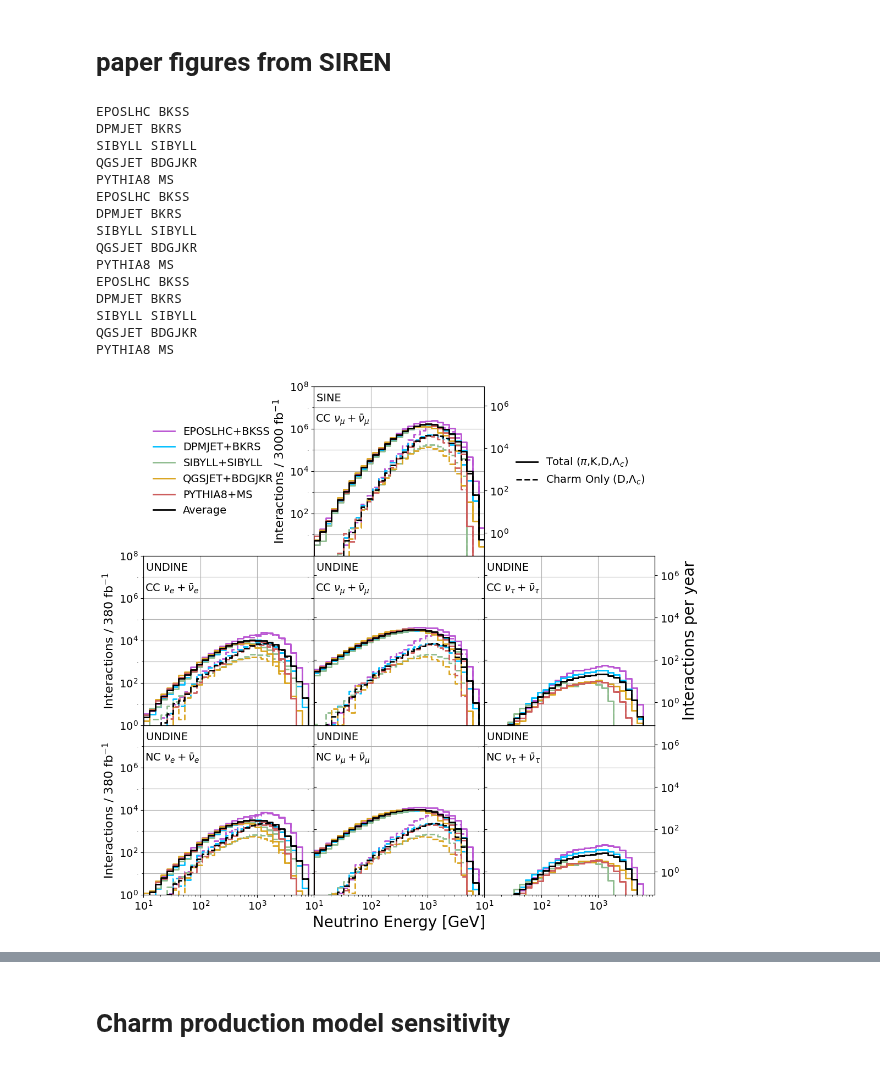
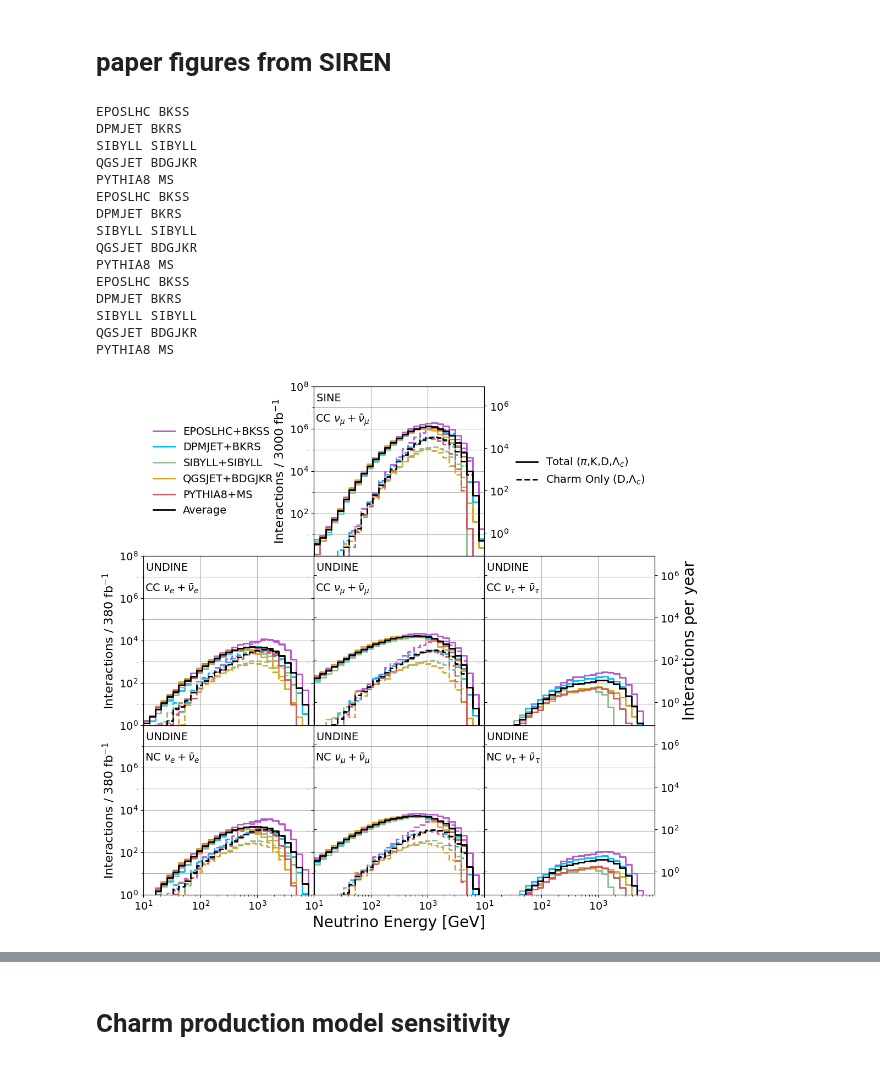
Before and after one commit to nickkamp1/Lake_Geneva_Neutrinos, a Jupyter notebook: SIREN_Analysis.ipynb, the cells around one changed output, grey strips where cells are left out. Cells and saved outputs as stored; diff of their text form; code cells hidden in the pictures.

```diff
--- a/SIREN_Analysis.ipynb
+++ b/SIREN_Analysis.ipynb
@@ -8,11 +8,16 @@ import awkward as ak
 import matplotlib.pyplot as plt
 from matplotlib.pyplot import cm
 from matplotlib.colors import SymLogNorm
+from matplotlib.patches import Rectangle
 from scipy.stats import norm,poisson,chi2
 from scipy.interpolate import interp1d
 from scipy.optimize import minimize
 from scipy.special import gammaln
 plt.style.use("figures.mplstyle")
+
+from SIREN_AnalysisHelpers import *
+
+import siren
 
 light_generators = ["EPOSLHC","DPMJET","SIBYLL","QGSJET","PYTHIA8"]
 charm_generators = ["BKSS","BKRS","SIBYLL","BDGJKR","MS"]
@@ -50,12 +55,12 @@ datasets={"SINE_CMS_West":["CC"],
           "UNDINE_LHCb_North":["CC","NC"],
            }
 
-num_UNDINE = 10
+num_UNDINE = 5
 
 yearly_factor = 250./3000. # 250 fb^-1 per year / 3 ab^-1 total
 UNDINE_luminosity_factor = 380./3000. # LHCb luminosity v.s. CMS/ATLAS: https://arxiv.org/abs/1706.05990
 
-UNDINE_electron_ebins = np.logspace(1.1,4.1,15)
+UNDINE_electron_ebins = np.logspace(1.1,4.1,18)
 UNDINE_muon_ebins = np.logspace(1.1,4.1,9)
 # %%
 data = {}
@@ -70,15 +75,15 @@ for detector,xs_models in datasets.items():
                         if parent=="light" and abs(primary)==16: continue
                         key = tuple((detector,xs_model,prefix,generator,parent,primary))
                         print(key)
-                        siren_output_file = "Data/SIREN/Output/%s/%s_%s_%s_%s_%s"%(detector,prefix,generator,parent,primary,xs_model)
+                        #siren_output_file = "Data/SIREN/Output/%s/%s_%s_%s_%s_%s"%(detector,prefix,generator,parent,primary,xs_model)
                         compressed_output_file = "Data/SIREN/Output/%s/compressed/%s_%s_%s_%s_%s"%(detector,prefix,generator,parent,primary,xs_model)
+                        # siren_output_file = "Data/SIREN/Output/%s/CSMS_%s_%s_%s_%s_%s"%(detector,prefix,generator,parent,primary,xs_model)
+                        # tmp_data = ak.from_parquet(siren_output_file+".parquet")
                         # if "SINE" in detector:
                         #     tmp_data = tmp_data[tmp_data.hit_mask_muon_survival]
                         # if "UNDINE" in detector:
-                        #     siren_output_file = "Data/SIREN/Output/%s/CSMS_%s_%s_%s_%s_%s"%(detector,prefix,generator,parent,primary,xs_model)
-                        #     tmp_data = ak.from_parquet(siren_output_file+".parquet")
                         #     tmp_data = tmp_data[np.array(tmp_data.in_fiducial)[:,-1]]
-                        #     ak.to_parquet(tmp_data,compressed_output_file+".parquet")
+                        # ak.to_parquet(tmp_data,compressed_output_file+".parquet")
                         data[key] = ak.from_parquet(compressed_output_file+".parquet")
 # %% [output]
 ('SINE_CMS_West', 'CC', 'LHC13', 'DPMJET', 'light', 14)
@@ -187,9 +157,9 @@ generator_UNDINE_muon_pion_edist = {}
 generator_UNDINE_electron_kaon_edist = {}
 generator_UNDINE_muon_kaon_edist = {}
 
-# SINE_numu_Erange = []
-# UNDINE_numu_Erange = []
-# UNDINE_nue_Erange = []
+SINE_numu_Erange = []
+UNDINE_numu_Erange = []
+UNDINE_nue_Erange = []
 
 i = -1
 for det,xs_models in datasets.items():
@@ -280,15 +250,15 @@ for det,xs_models in datasets.items():
                     generator_UNDINE_muon_kaon_edist[ckey+(pid,)] = np.zeros(len(UNDINE_muon_ebins)-1)
 
 
-                # if cg=="BKRS" and xs_model=="CC":
-                #     q1 = 0.5 - 2*(1-norm.cdf(1))
-                #     q2 = 0.5 + 2*(1-norm.cdf(1))
-                #     if "SINE" in det and pid==14:
-                #         SINE_numu_Erange = weighted_quantile(list(ldata.energy)+list(cdata.energy),[q1,q2],sample_weight=list(lweights)+list(cweights))
-                #     if "UNDINE" in det and pid==12:
-                #         UNDINE_nue_Erange = weighted_quantile(list(ldata.energy)+list(cdata.energy),[q1,q2],sample_weight=list(lweights)+list(cweights))
-                #     if "UNDINE" in det and pid==14:
-                #         UNDINE_numu_Erange = weighted_quantile(list(ldata.energy)+list(cdata.energy),[q1,q2],sample_weight=list(lweights)+list(cweights))
+                if cg=="BKRS" and xs_model=="CC":
+                    q1 = 0.5 - 2*(1-norm.cdf(1))
+                    q2 = 0.5 + 2*(1-norm.cdf(1))
+                    if "SINE" in det and pid==14:
+                        SINE_numu_Erange = weighted_quantile(list(ldata.energy)+list(cdata.energy),[q1,q2],sample_weight=list(lweights)+list(cweights))
+                    if "UNDINE" in det and pid==12:
+                        UNDINE_nue_Erange = weighted_quantile(list(ldata.energy)+list(cdata.energy),[q1,q2],sample_weight=list(lweights)+list(cweights))
+                    if "UNDINE" in det and pid==14:
+                        UNDINE_numu_Erange = weighted_quantile(list(ldata.energy)+list(cdata.energy),[q1,q2],sample_weight=list(lweights)+list(cweights))
 
 
 
@@ -362,34 +332,34 @@ for i in [0,1,2]:
         elif i==2 and j==0:
             ax[i,j].set_yticks(np.logspace(0,6,4))
             ax[i,j].set_yticks(np.logspace(0,7,8),minor=True)
         else:
             ax[i,j].set_yticks(np.logspace(0,8,9),minor=True)
             ax[i,j].set_yticklabels([])
 
         if (i==0 and j==1) or (j==2 and i in [1,2]):
             twin_ax[i,j].set_yticks(np.logspace(0,6,4))
         else:
             twin_ax[i,j].set_yticklabels([])
 
 plt.savefig("Figures/SIREN/Distributions.pdf",dpi=100)
 plt.show()
 # %% [output]
 EPOSLHC BKSS
 DPMJET BKRS
 SIBYLL SIBYLL
 QGSJET BDGJKR
 PYTHIA8 MS
 EPOSLHC BKSS
 DPMJET BKRS
 SIBYLL SIBYLL
 QGSJET BDGJKR
 PYTHIA8 MS
 EPOSLHC BKSS
 DPMJET BKRS
 SIBYLL SIBYLL
 QGSJET BDGJKR
 PYTHIA8 MS
-[figure, old version]
+[figure, new version]
 # %%
 for detector,xs_models in datasets.items():
     for xs_model in xs_models:
```
Also changed, not shown: parts of 18 cells of this notebook, 2 other files.
